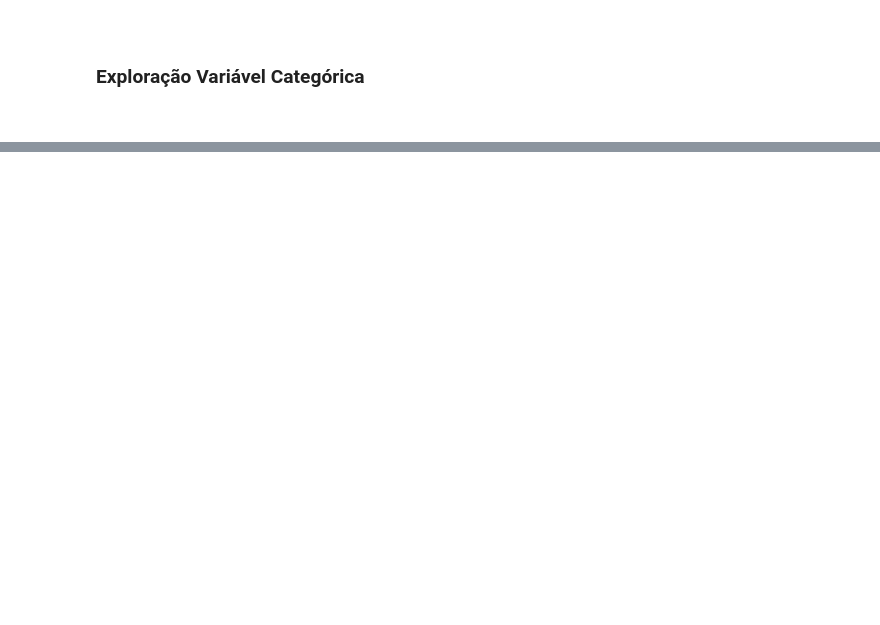
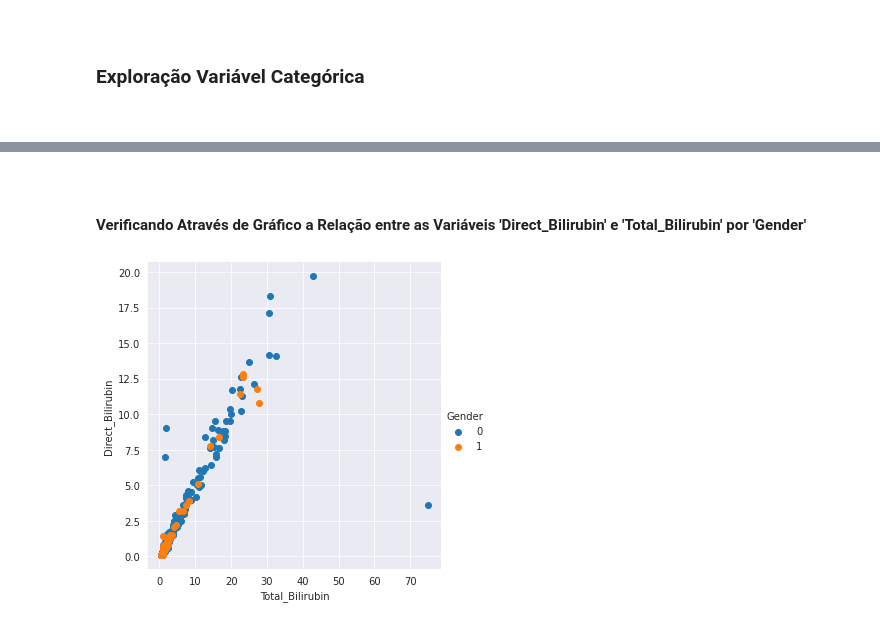
Before and after one commit to EduardoBran/Python_-_Machine_Learning, a Jupyter notebook: 01-Mini-Projeto_-_Construcao_Treinamento_Avaliacao_e_Selecao_de_Modelos_Para_Classificacao.ipynb, the cells around one changed output, grey strips where cells are left out. Drawn from its saved outputs; the diff is of its cells as text; code cells hidden in the pictures; blank space fills up the shorter version.

```diff
--- a/01-Mini-Projeto_-_Construcao_Treinamento_Avaliacao_e_Selecao_de_Modelos_Para_Classificacao.ipynb
+++ b/01-Mini-Projeto_-_Construcao_Treinamento_Avaliacao_e_Selecao_de_Modelos_Para_Classificacao.ipynb
@@ -263,0 +440,14 @@ plt.show()
+# %% [markdown]
+<br>
+
+#### Verificando Através de Gráfico a Relação entre as Variáveis 'Direct_Bilirubin' e 'Total_Bilirubin' por 'Gender'
+# %%
+# Define o estilo do background
+sns.set_style('darkgrid')
+
+# FacetGrid
+grid = sns.FacetGrid(dados, hue='Gender', height=5)
+grid.map(plt.scatter, 'Total_Bilirubin', 'Direct_Bilirubin').add_legend()
+plt.show()
+# %% [output]
+[figure, added]
```
Also changed, not shown: parts of 44 cells of this notebook, 1 other file.
